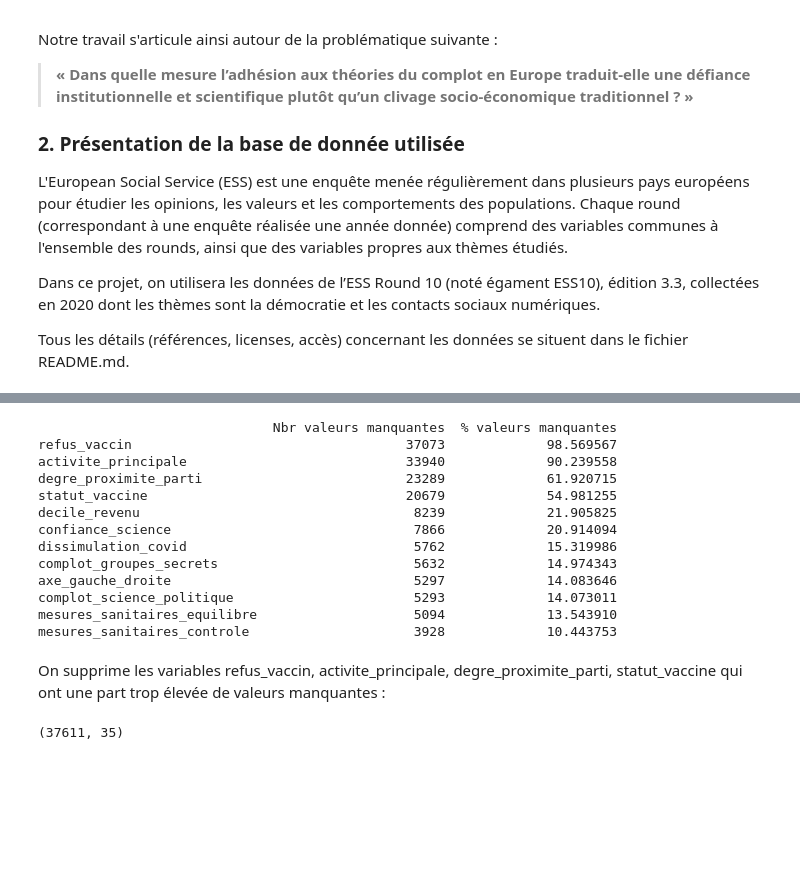
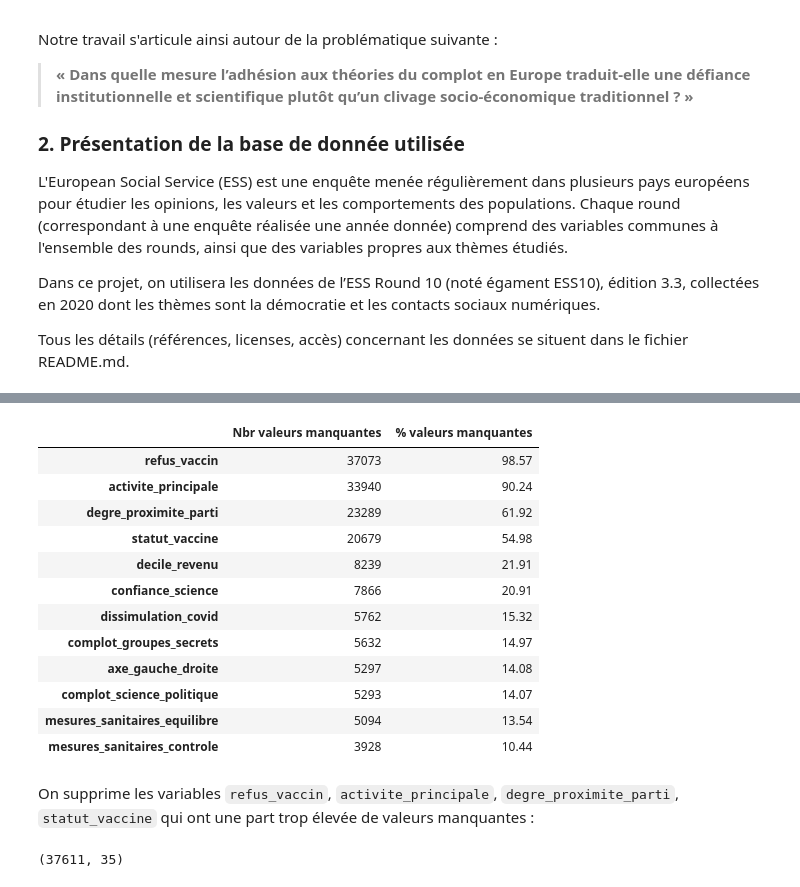
Before and after one commit to leila333/pythonds_2026, a Jupyter notebook: rapport_final.ipynb, the cells around one changed output, grey strips where cells are left out. Saved outputs shown, nothing was run; the diff lists cells and outputs as text; code cells hidden in the pictures; blank space fills up the shorter version.

```diff
--- a/rapport_final.ipynb
+++ b/rapport_final.ipynb
@@ -105,29 +97,34 @@ Regardons les variables ayant +5% de valeurs manquantes.
 # %%
-df_val_manquant = pd.DataFrame({
-    "Nbr valeurs manquantes": df_ess_rename.isnull().sum(),
-    "% valeurs manquantes": df_ess_rename.isnull().mean() * 100
-})
+def show_df_val_manq(df):
+    df_val_manquant = pd.DataFrame({
+        "Nbr valeurs manquantes": df.isnull().sum(),
+        "% valeurs manquantes": df.isnull().mean() * 100
+    })
 
-df_val_manquant = df_val_manquant[df_val_manquant["% valeurs manquantes"] >= 5]
-df_val_manquant = df_val_manquant.sort_values(by="% valeurs manquantes", ascending=False)
+    df_val_manquant = df_val_manquant.sort_values(by="% valeurs manquantes", ascending=False).round(2)
 
-print(df_val_manquant)
+    return df_val_manquant
+
+# Ce dataframe des valeurs manquantes sera réutilisé par la suite
+df_val_manq_avant = show_df_val_manq(df_ess_rename)
+
+display(df_val_manq_avant[df_val_manq_avant["% valeurs manquantes"] >= 5])
 # %% [output]
-                              Nbr valeurs manquantes  % valeurs manquantes
-refus_vaccin                                   37073             98.569567
-activite_principale                            33940             90.239558
-degre_proximite_parti                          23289             61.920715
-statut_vaccine                                 20679             54.981255
-decile_revenu                                   8239             21.905825
-confiance_science                               7866             20.914094
-dissimulation_covid                             5762             15.319986
-complot_groupes_secrets                         5632             14.974343
-axe_gauche_droite                               5297             14.083646
-complot_science_politique                       5293             14.073011
-mesures_sanitaires_equilibre                    5094             13.543910
-mesures_sanitaires_controle                     3928             10.443753
+|  | Nbr valeurs manquantes | % valeurs manquantes |
+| refus_vaccin | 37073 | 98.57 |
+| activite_principale | 33940 | 90.24 |
+| degre_proximite_parti | 23289 | 61.92 |
+| statut_vaccine | 20679 | 54.98 |
+| decile_revenu | 8239 | 21.91 |
+| confiance_science | 7866 | 20.91 |
+| dissimulation_covid | 5762 | 15.32 |
+| complot_groupes_secrets | 5632 | 14.97 |
+| axe_gauche_droite | 5297 | 14.08 |
+| complot_science_politique | 5293 | 14.07 |
+| mesures_sanitaires_equilibre | 5094 | 13.54 |
+| mesures_sanitaires_controle | 3928 | 10.44 |
 # %% [markdown]
-On supprime les variables refus_vaccin, activite_principale, degre_proximite_parti, statut_vaccine qui ont une part trop élevée de valeurs manquantes :
+On supprime les variables `refus_vaccin`, `activite_principale`, `degre_proximite_parti`, `statut_vaccine` qui ont une part trop élevée de valeurs manquantes :
 # %%
 df_ess_suppr = suppr_colonne(df_ess_rename,
     ["refus_vaccin", "activite_principale", "degre_proximite_parti", "statut_vaccine"])
```
Also changed, not shown: parts of 21 cells of this notebook, 2 other files.
